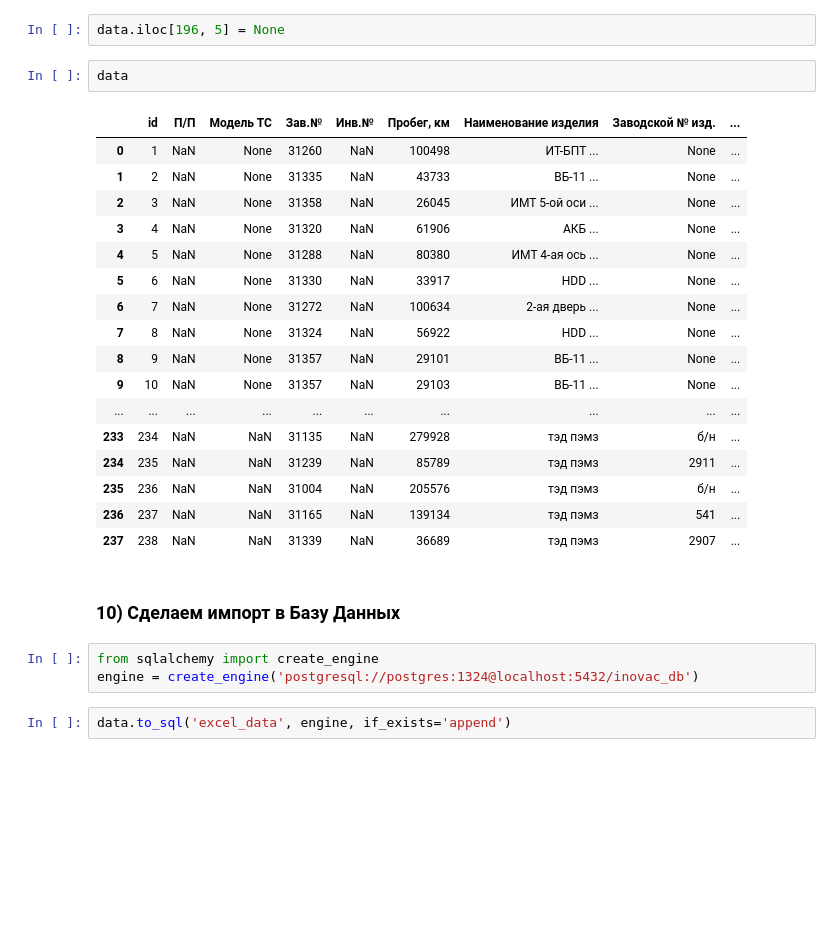
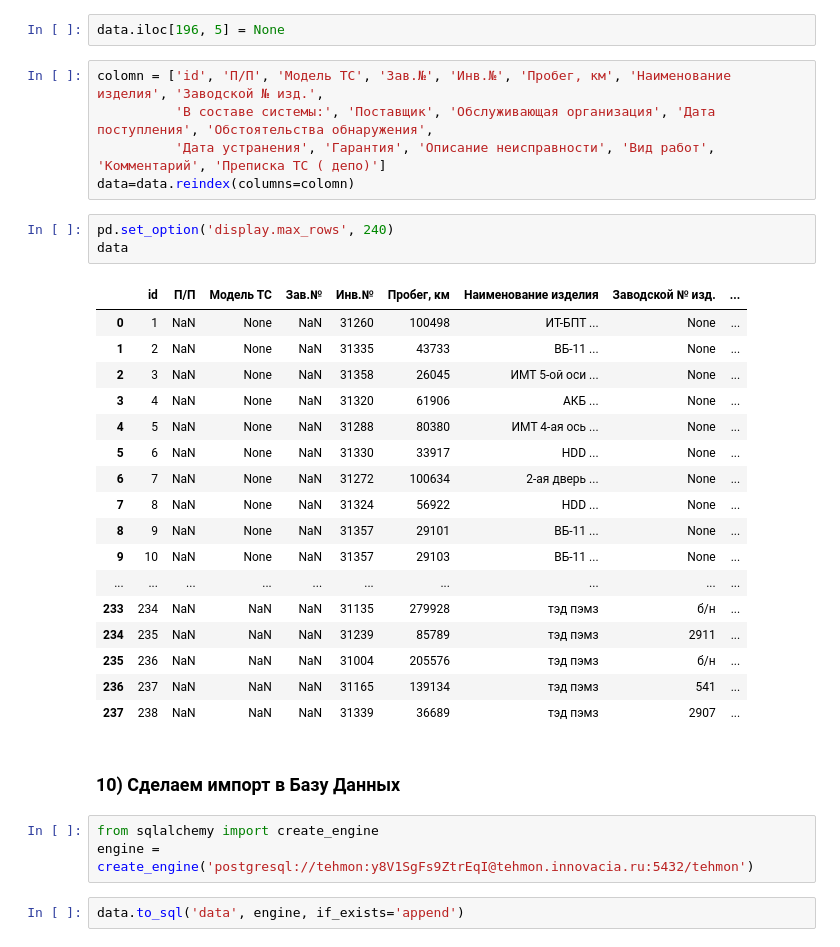
Before and after one commit to CrazyCucumber/DS, a Jupyter notebook: from_excel_to_postgres.ipynb, the cells around one changed output. Drawn from its saved outputs; the diff is of its cells as text; blank space fills up the shorter version.

```diff
--- a/from_excel_to_postgres.ipynb
+++ b/from_excel_to_postgres.ipynb
@@ -482,30 +479,36 @@ probeg_new
 data["Пробег, км"] = probeg_new
 # %%
 data.iloc[196, 5] = None
-# %%
-data
-# %% [output]
-|  | id | П/П | Модель ТС | Зав.№ | Инв.№ | Пробег, км | Наименование изделия | Заводской № изд. | ... |
-| 0 | 1 | NaN | None | 31260 | NaN | 100498 | ИТ-БПТ ... | None | ... |
-| 1 | 2 | NaN | None | 31335 | NaN | 43733 | ВБ-11 ... | None | ... |
-| 2 | 3 | NaN | None | 31358 | NaN | 26045 | ИМТ 5-ой оси ... | None | ... |
-| 3 | 4 | NaN | None | 31320 | NaN | 61906 | АКБ ... | None | ... |
-| 4 | 5 | NaN | None | 31288 | NaN | 80380 | ИМТ 4-ая ось ... | None | ... |
-| 5 | 6 | NaN | None | 31330 | NaN | 33917 | HDD ... | None | ... |
-| 6 | 7 | NaN | None | 31272 | NaN | 100634 | 2-ая дверь ... | None | ... |
-| 7 | 8 | NaN | None | 31324 | NaN | 56922 | HDD ... | None | ... |
-| 8 | 9 | NaN | None | 31357 | NaN | 29101 | ВБ-11 ... | None | ... |
-| 9 | 10 | NaN | None | 31357 | NaN | 29103 | ВБ-11 ... | None | ... |
-| ... | ... | ... | ... | ... | ... | ... | ... | ... | ... |
-| 233 | 234 | NaN | NaN | 31135 | NaN | 279928 | тэд пэмз | б/н | ... |
-| 234 | 235 | NaN | NaN | 31239 | NaN | 85789 | тэд пэмз | 2911 | ... |
-| 235 | 236 | NaN | NaN | 31004 | NaN | 205576 | тэд пэмз | б/н | ... |
-| 236 | 237 | NaN | NaN | 31165 | NaN | 139134 | тэд пэмз | 541 | ... |
-| 237 | 238 | NaN | NaN | 31339 | NaN | 36689 | тэд пэмз | 2907 | ... |
+# %%
+colomn = ['id', 'П/П', 'Модель ТС', 'Зав.№', 'Инв.№', 'Пробег, км', 'Наименование изделия', 'Заводской № изд.',
+          'В составе системы:', 'Поставщик', 'Обслуживающая организация', 'Дата поступления', 'Обстоятельства обнаружения',
+          'Дата устранения', 'Гарантия', 'Описание неисправности', 'Вид работ', 'Комментарий', 'Преписка ТС ( депо)']
+data=data.reindex(columns=colomn)
+# %%
+pd.set_option('display.max_rows', 240)
+data
+# %% [output]
+|  | id | П/П | Модель ТС | Зав.№ | Инв.№ | Пробег, км | Наименование изделия | Заводской № изд. | ... |
+| 0 | 1 | NaN | None | NaN | 31260 | 100498 | ИТ-БПТ ... | None | ... |
+| 1 | 2 | NaN | None | NaN | 31335 | 43733 | ВБ-11 ... | None | ... |
+| 2 | 3 | NaN | None | NaN | 31358 | 26045 | ИМТ 5-ой оси ... | None | ... |
+| 3 | 4 | NaN | None | NaN | 31320 | 61906 | АКБ ... | None | ... |
+| 4 | 5 | NaN | None | NaN | 31288 | 80380 | ИМТ 4-ая ось ... | None | ... |
+| 5 | 6 | NaN | None | NaN | 31330 | 33917 | HDD ... | None | ... |
+| 6 | 7 | NaN | None | NaN | 31272 | 100634 | 2-ая дверь ... | None | ... |
+| 7 | 8 | NaN | None | NaN | 31324 | 56922 | HDD ... | None | ... |
+| 8 | 9 | NaN | None | NaN | 31357 | 29101 | ВБ-11 ... | None | ... |
+| 9 | 10 | NaN | None | NaN | 31357 | 29103 | ВБ-11 ... | None | ... |
+| ... | ... | ... | ... | ... | ... | ... | ... | ... | ... |
+| 233 | 234 | NaN | NaN | NaN | 31135 | 279928 | тэд пэмз | б/н | ... |
+| 234 | 235 | NaN | NaN | NaN | 31239 | 85789 | тэд пэмз | 2911 | ... |
+| 235 | 236 | NaN | NaN | NaN | 31004 | 205576 | тэд пэмз | б/н | ... |
+| 236 | 237 | NaN | NaN | NaN | 31165 | 139134 | тэд пэмз | 541 | ... |
+| 237 | 238 | NaN | NaN | NaN | 31339 | 36689 | тэд пэмз | 2907 | ... |
 # %% [markdown]
 ### 10) Сделаем импорт в Базу Данных
 # %%
 from sqlalchemy import create_engine
-engine = create_engine('postgresql://postgres:1324@localhost:5432/inovac_db')
+engine = create_engine('postgresql://tehmon:y8V1SgFs9ZtrEqI@tehmon.innovacia.ru:5432/tehmon')
 # %%
-data.to_sql('excel_data', engine, if_exists='append')
+data.to_sql('data', engine, if_exists='append')
```
Also changed, not shown: parts of 7 cells of this notebook.
